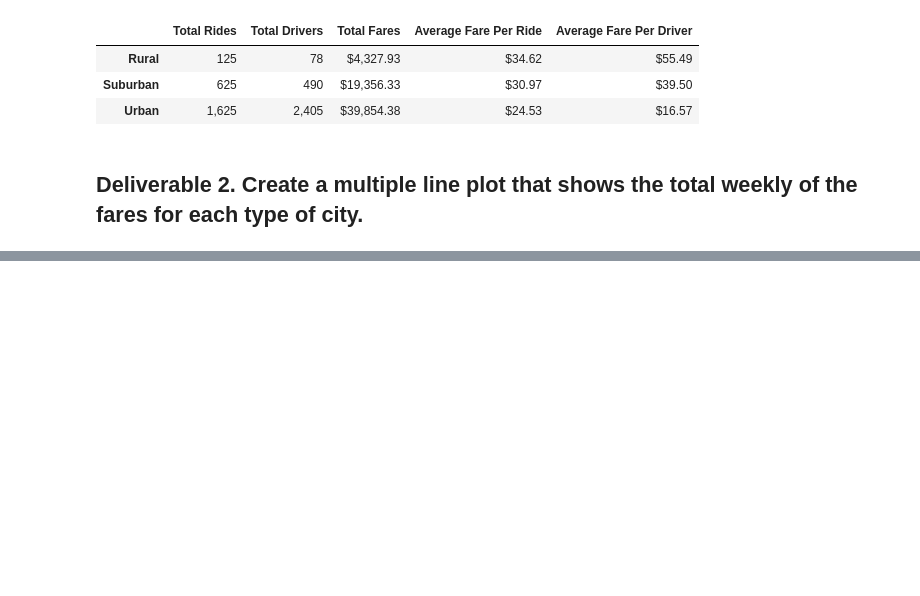
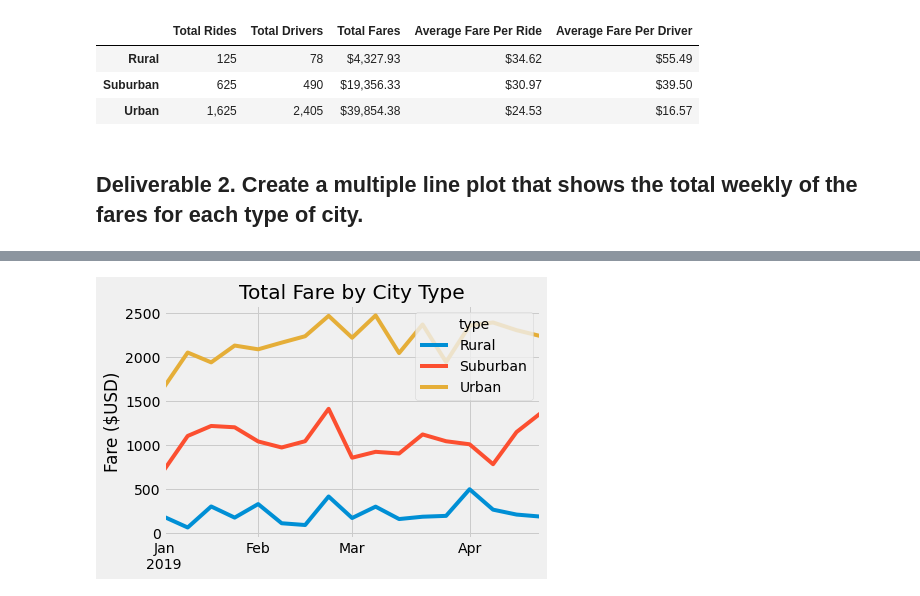
Before and after one commit to jmalauss/PyBer_Analysis, a Jupyter notebook: PyBer_Challenge.ipynb, the cells around one changed output, grey strips where cells are left out. Saved outputs shown, nothing was run; the diff lists cells and outputs as text; code cells hidden in the pictures; blank space fills up the shorter version.

```diff
--- a/PyBer_Challenge.ipynb
+++ b/PyBer_Challenge.ipynb
@@ -143,0 +157,8 @@ pyber_summary_df
+# %%
+# Step 3: use the pivot function to convert the dataframe
+# index is the date
+# each column is a city type
+# values are the fares
+
+fares_date_pivot = fares_per_date.pivot(index='date', columns='type', values='fare')
+fares_date_pivot
@@ -144,2 +180,5 @@ pyber_summary_df
 # %%
-# 5. Create a new DataFrame from the pivot table DataFrame using loc on the given dates, '2019-01-01':'2019-04-29'.
+# 4. Create a new DataFrame from the pivot table DataFrame using loc on the given dates, '2019-01-01':'2019-04-29'.
+
+fares_date_df = pd.DataFrame(fares_date_pivot).loc['2019-01-01':'2019-04-29']
+fares_date_df
@@ -146,3 +200,4 @@ pyber_summary_df
 # %%
 # 6. Set the "date" index to datetime datatype. This is necessary to use the resample() method in Step 8.
-# df.index = pd.to_datetime(df.index)
+fares_date_df.index = pd.to_datetime(fares_date_df.index)
+fares_date_df
@@ -151,2 +233,4 @@ pyber_summary_df
 # %%
 # 8. Create a new DataFrame using the "resample()" function by week 'W' and get the sum of the fares for each week.
+fares_date_df = fares_date_df.resample('W').sum()
+fares_date_df
@@ -153,7 +257,18 @@ pyber_summary_df
 # %%
 # 8. Using the object-oriented interface method, plot the resample DataFrame using the df.plot() function.
 
 # Import the style from Matplotlib.
 from matplotlib import style
 # Use the graph style fivethirtyeight.
 style.use('fivethirtyeight')
+
+fares_date_df.plot()
+
+plt.title('Total Fare by City Type')
+plt.xlabel("")
+plt.ylabel('Fare ($USD)')
+
+plt.savefig('PyBer_fare_summary')
+plt.show()
+# %% [output]
+[figure, added]
```
Also changed, not shown: parts of 12 cells of this notebook, 1 other file.
